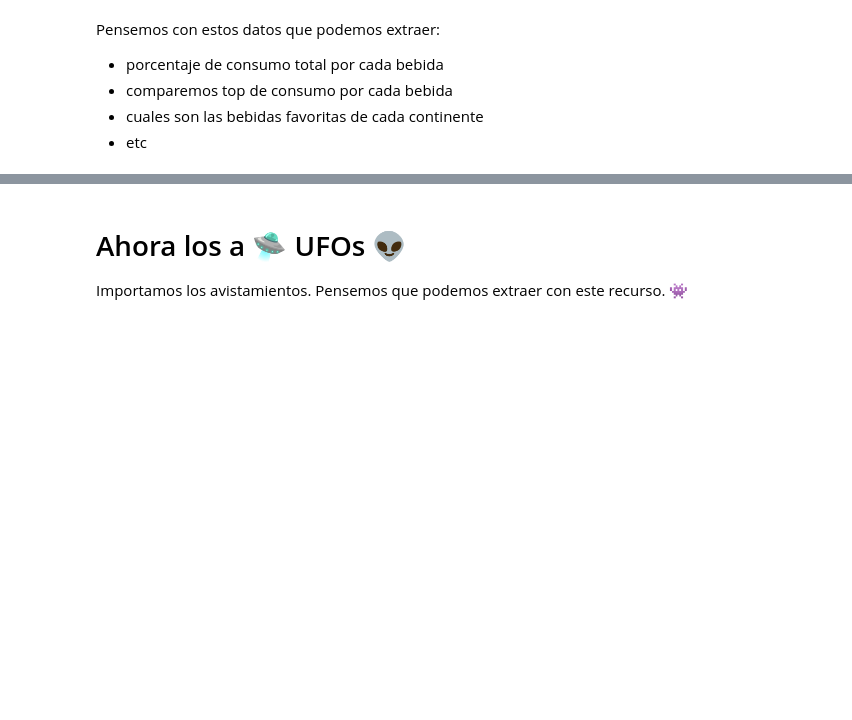
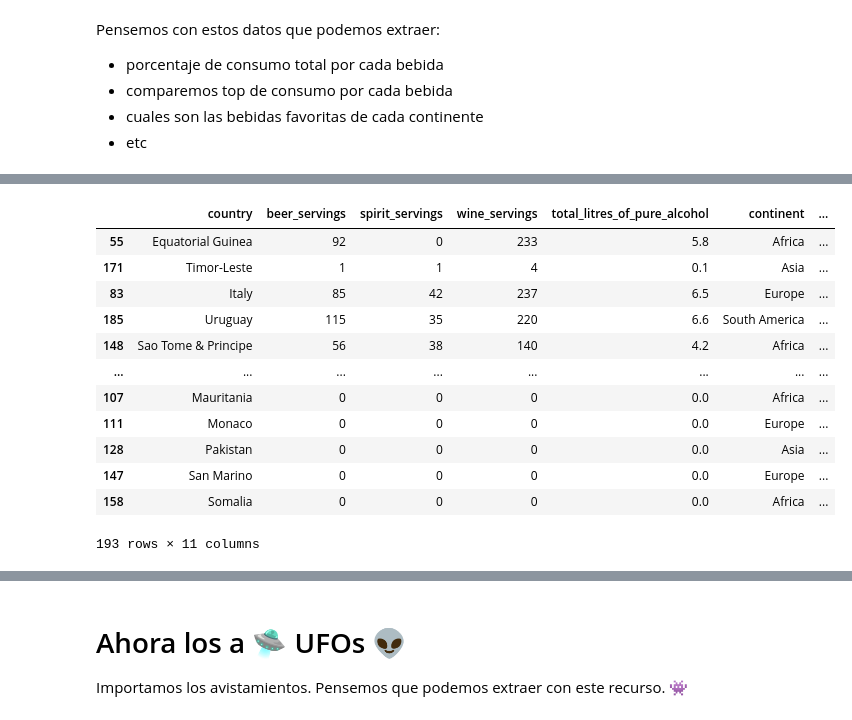
Before and after one commit to tian2992/notebooks_dateros, a Jupyter notebook: dA/repaso/drinks_and_ufos.ipynb, the cells around one changed output, grey strips where cells are left out. Saved outputs shown, nothing was run; the diff lists cells and outputs as text; code cells hidden in the pictures; blank space fills up the shorter version.

```diff
--- a/dA/repaso/drinks_and_ufos.ipynb
+++ b/dA/repaso/drinks_and_ufos.ipynb
@@ -40,0 +107,17 @@ array([[<AxesSubplot:title={'center':'beer_servings'}>,
+# %%
+drinks["wine_percent"] = (drinks.wine_servings * 0.14 * 0.140) / drinks.total_litres_of_pure_alcohol
+drinks.sort_values("wine_percent", ascending=False)
+# %% [output]
+|  | country | beer_servings | spirit_servings | wine_servings | total_litres_of_pure_alcohol | continent | ... |
+| 55 | Equatorial Guinea | 92 | 0 | 233 | 5.8 | Africa | ... |
+| 171 | Timor-Leste | 1 | 1 | 4 | 0.1 | Asia | ... |
+| 83 | Italy | 85 | 42 | 237 | 6.5 | Europe | ... |
+| 185 | Uruguay | 115 | 35 | 220 | 6.6 | South America | ... |
+| 148 | Sao Tome & Principe | 56 | 38 | 140 | 4.2 | Africa | ... |
+| ... | ... | ... | ... | ... | ... | ... | ... |
+| 107 | Mauritania | 0 | 0 | 0 | 0.0 | Africa | ... |
+| 111 | Monaco | 0 | 0 | 0 | 0.0 | Europe | ... |
+| 128 | Pakistan | 0 | 0 | 0 | 0.0 | Asia | ... |
+| 147 | San Marino | 0 | 0 | 0 | 0.0 | Europe | ... |
+| 158 | Somalia | 0 | 0 | 0 | 0.0 | Africa | ... |
+193 rows × 11 columns
```
Also changed, not shown: parts of 21 cells of this notebook, 2 other files.
